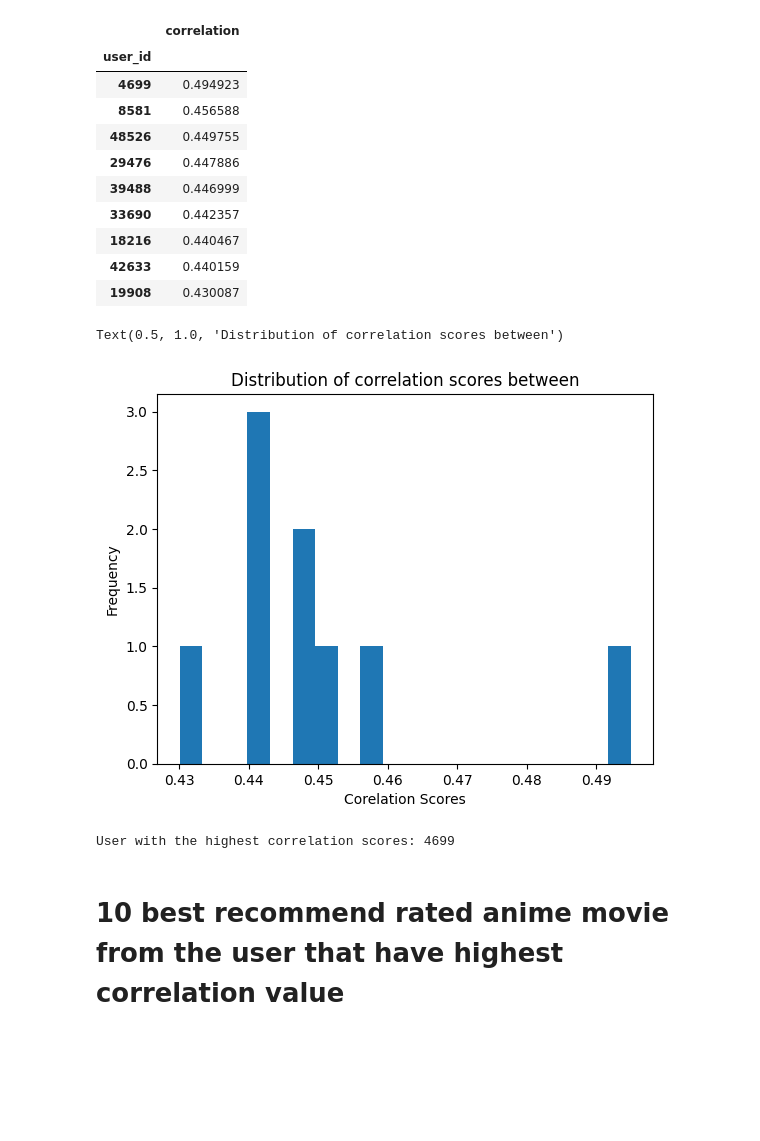
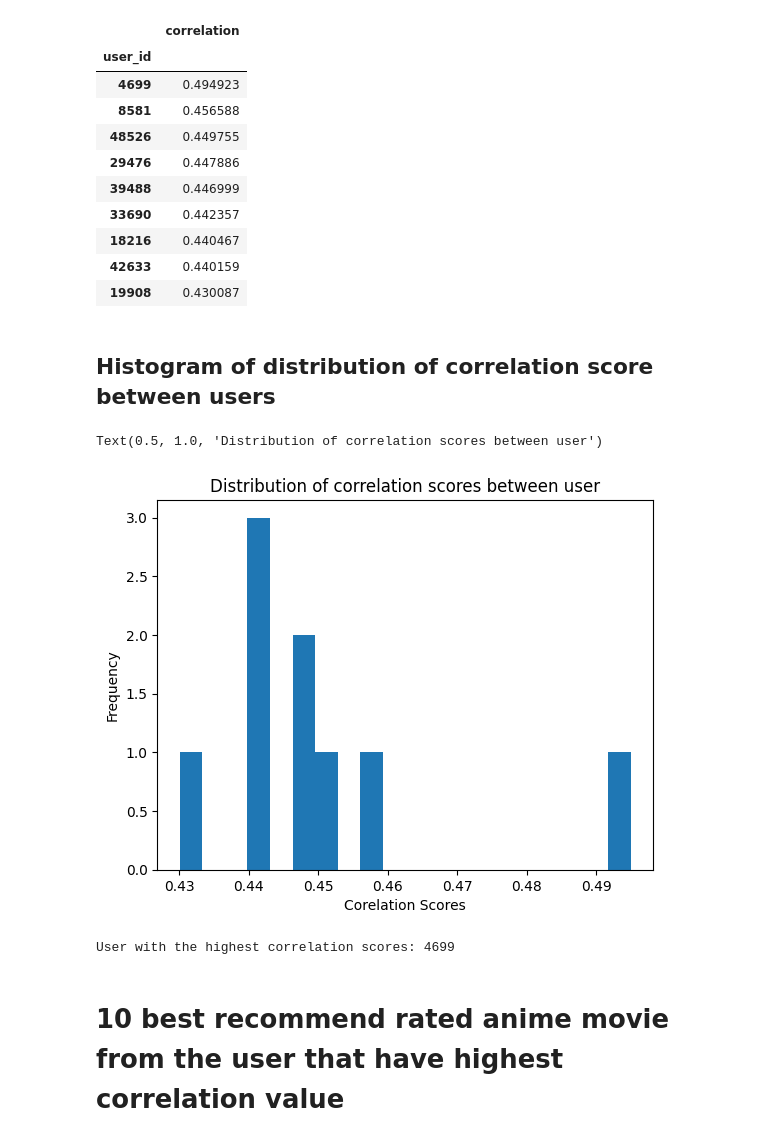
Before and after one commit to zhilin1112/AnimeRecmmendedSystem, a Jupyter notebook: ContentBasedAndUserBasedRecommenderSystem.ipynb, the cells around one changed output. Cells and saved outputs as stored; diff of their text form; code cells hidden in the pictures; blank space fills up the shorter version.

```diff
--- a/ContentBasedAndUserBasedRecommenderSystem.ipynb
+++ b/ContentBasedAndUserBasedRecommenderSystem.ipynb
@@ -618,22 +636,24 @@ most_similar_users
 | 18216 | 0.440467 |
 | 42633 | 0.440159 |
 | 19908 | 0.430087 |
-# %%
-#print the histogram
-plt.hist(most_similar_users['correlation'], bins=20)
-plt.xlabel('Corelation Scores')
-plt.ylabel('Frequency')
-plt.title('Distribution of correlation scores between')
-# %% [output]
-Text(0.5, 1.0, 'Distribution of correlation scores between')
-[figure, removed]
-# %%
-#print user_id with highest correlation
-most_similar_users = most_similar_users.index.values.tolist()
-highest_correlation_user = most_similar_users[0]
-print(f'User with the highest correlation scores: {highest_correlation_user}')
-# %% [output]
-User with the highest correlation scores: 4699
+# %% [markdown]
+## Histogram of distribution of correlation score between users
+# %%
+#print the histogram
+plt.hist(most_similar_users['correlation'], bins=20)
+plt.xlabel('Corelation Scores')
+plt.ylabel('Frequency')
+plt.title('Distribution of correlation scores between user')
+# %% [output]
+Text(0.5, 1.0, 'Distribution of correlation scores between user')
+[figure, added]
+# %%
+#print user_id with highest correlation
+most_similar_users = most_similar_users.index.values.tolist()
+highest_correlation_user = most_similar_users[0]
+print(f'User with the highest correlation scores: {highest_correlation_user}')
+# %% [output]
+User with the highest correlation scores: 4699
 # %% [markdown]
 # 10 best recommend rated anime movie from the user that have highest correlation value
 # %%
```
Also changed, not shown: parts of 31 cells of this notebook.
